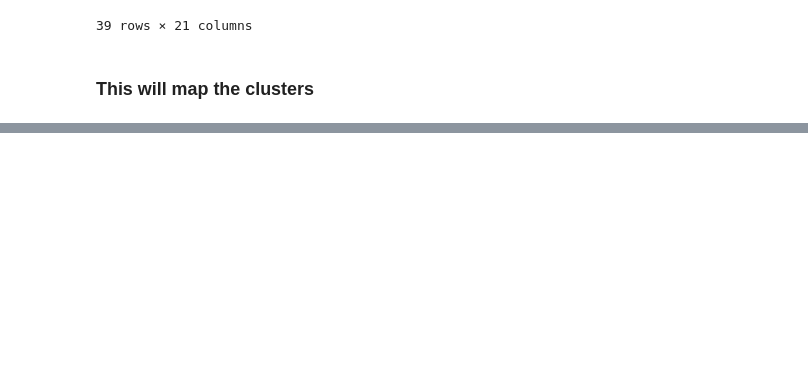
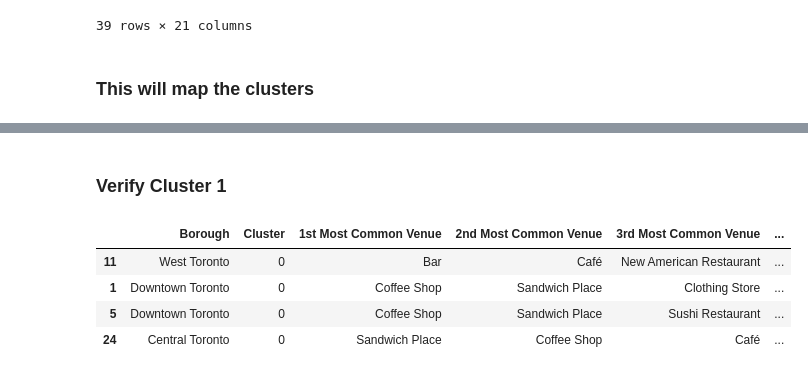
Before and after one commit to jnelan/Coursera_Capstone, a Jupyter notebook: toronto_neighborhood_clustering-Part III-checkpoint.ipynb, the cells around one changed output, grey strips where cells are left out. Cells and saved outputs as stored; diff of their text form; code cells hidden in the pictures; blank space fills up the shorter version.

```diff
--- a/toronto_neighborhood_clustering-Part III-checkpoint.ipynb
+++ b/toronto_neighborhood_clustering-Part III-checkpoint.ipynb
@@ -391,3 +389,13 @@ for lat, lon, post, bor, poi, cluster in zip(toronto_clusters_df['Latitude'], to
 map_clusters
 # %% [output]
 [interactive output not drawn]
+# %% [markdown]
+### Verify Cluster 1
+# %%
+toronto_clusters_df.loc[toronto_clusters_df['Cluster'] == 0, toronto_clusters_df.columns[[1] + list(range(5, toronto_clusters_df.shape[1]))]]
+# %% [output]
+|  | Borough | Cluster | 1st Most Common Venue | 2nd Most Common Venue | 3rd Most Common Venue | ... |
+| 11 | West Toronto | 0 | Bar | Café | New American Restaurant | ... |
+| 1 | Downtown Toronto | 0 | Coffee Shop | Sandwich Place | Clothing Store | ... |
+| 5 | Downtown Toronto | 0 | Coffee Shop | Sandwich Place | Sushi Restaurant | ... |
+| 24 | Central Toronto | 0 | Sandwich Place | Coffee Shop | Café | ... |
```
Also changed, not shown: parts of 3 cells of this notebook.
